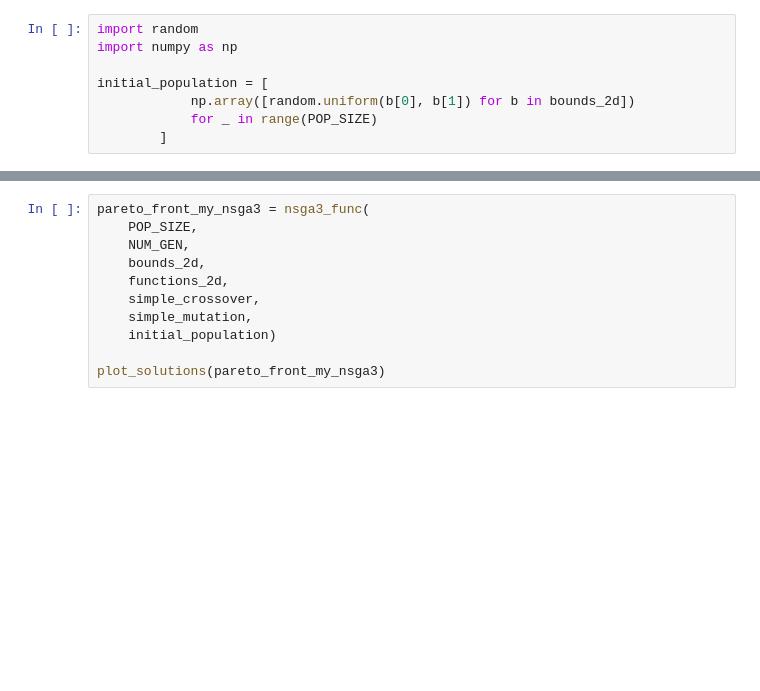
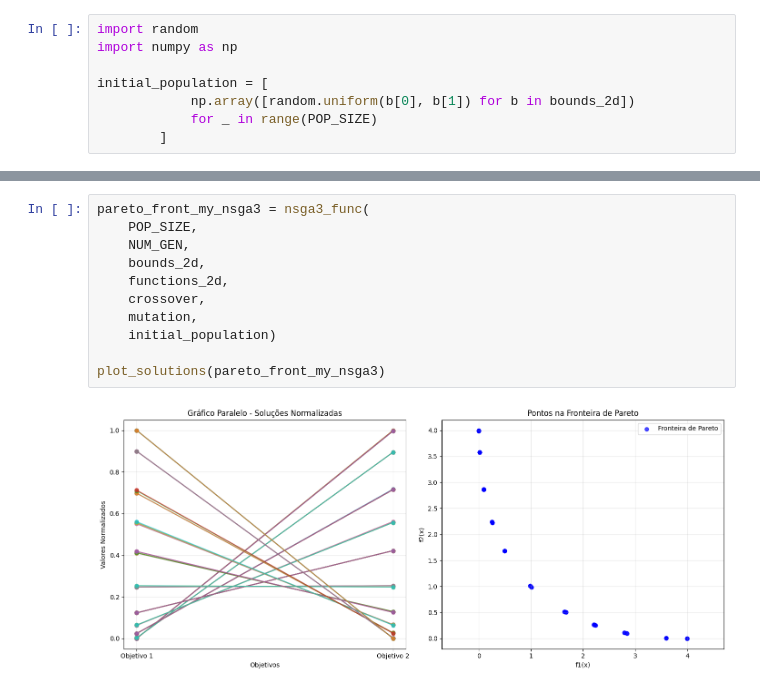
Before and after one commit to JunioCesarFerreira/NSGA-Studies, a Jupyter notebook: notebooks/comparative/nsga-comparations3.ipynb, the cells around one changed output, grey strips where cells are left out. Cells and saved outputs as stored; diff of their text form; blank space fills up the shorter version.

```diff
--- a/notebooks/comparative/nsga-comparations3.ipynb
+++ b/notebooks/comparative/nsga-comparations3.ipynb
@@ -62,11 +130,13 @@ plot_solutions(pareto_front_my_nsga2)
 # %%
 pareto_front_my_nsga3 = nsga3_func(
     POP_SIZE,
     NUM_GEN,
     bounds_2d,
     functions_2d,
-    simple_crossover,
-    simple_mutation,
+    crossover,
+    mutation,
     initial_population)
 
 plot_solutions(pareto_front_my_nsga3)
+# %% [output]
+[figure, added]
```
Also changed, not shown: parts of 18 cells of this notebook, 1 other file.
